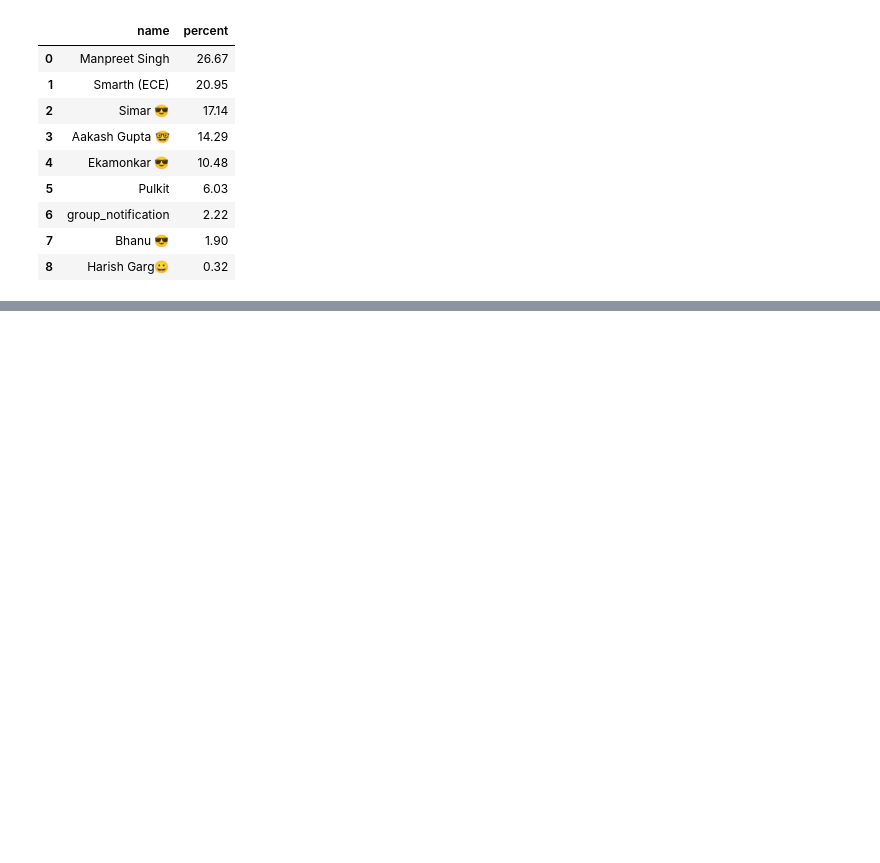
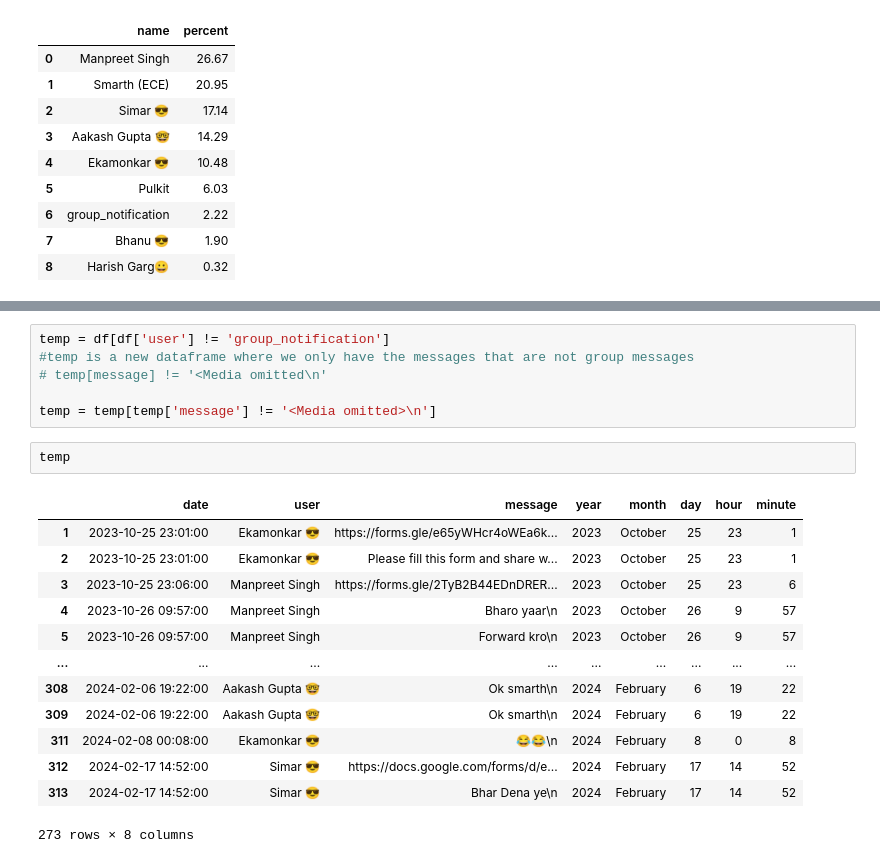
Before and after one commit to Tracer786/WhatsApp-Chat-Analyzer, a Jupyter notebook: WhatsApp Chat Analysis.ipynb, the cells around one changed output, grey strips where cells are left out. Drawn from its saved outputs; the diff is of its cells as text; blank space fills up the shorter version.

```diff
--- a/WhatsApp Chat Analysis.ipynb
+++ b/WhatsApp Chat Analysis.ipynb
@@ -381,0 +397,22 @@ round((df['user'].value_counts()/df.shape[0])*100,2).reset_index().rename(column
+# %%
+temp = df[df['user'] != 'group_notification']
+#temp is a new dataframe where we only have the messages that are not group messages
+# temp[message] != '<Media omitted\n'
+
+temp = temp[temp['message'] != '<Media omitted>\n']
+# %%
+temp
+# %% [output]
+|  | date | user | message | year | month | day | hour | minute |
+| 1 | 2023-10-25 23:01:00 | Ekamonkar 😎 | https://forms.gle/e65yWHcr4oWEa6k... | 2023 | October | 25 | 23 | 1 |
+| 2 | 2023-10-25 23:01:00 | Ekamonkar 😎 | Please fill this form and share w... | 2023 | October | 25 | 23 | 1 |
+| 3 | 2023-10-25 23:06:00 | Manpreet Singh | https://forms.gle/2TyB2B44EDnDRER... | 2023 | October | 25 | 23 | 6 |
+| 4 | 2023-10-26 09:57:00 | Manpreet Singh | Bharo yaar\n | 2023 | October | 26 | 9 | 57 |
+| 5 | 2023-10-26 09:57:00 | Manpreet Singh | Forward kro\n | 2023 | October | 26 | 9 | 57 |
+| ... | ... | ... | ... | ... | ... | ... | ... | ... |
+| 308 | 2024-02-06 19:22:00 | Aakash Gupta 🤓 | Ok smarth\n | 2024 | February | 6 | 19 | 22 |
+| 309 | 2024-02-06 19:22:00 | Aakash Gupta 🤓 | Ok smarth\n | 2024 | February | 6 | 19 | 22 |
+| 311 | 2024-02-08 00:08:00 | Ekamonkar 😎 | 😂😂\n | 2024 | February | 8 | 0 | 8 |
+| 312 | 2024-02-17 14:52:00 | Simar 😎 | https://docs.google.com/forms/d/e... | 2024 | February | 17 | 14 | 52 |
+| 313 | 2024-02-17 14:52:00 | Simar 😎 | Bhar Dena ye\n | 2024 | February | 17 | 14 | 52 |
+273 rows × 8 columns
```
Also changed, not shown: parts of 11 cells of this notebook, 1 other file.
